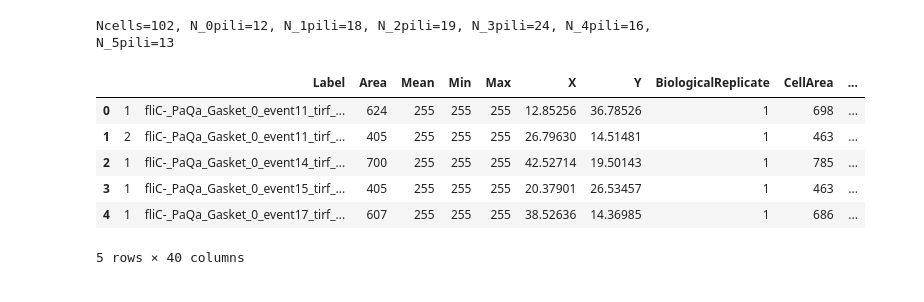
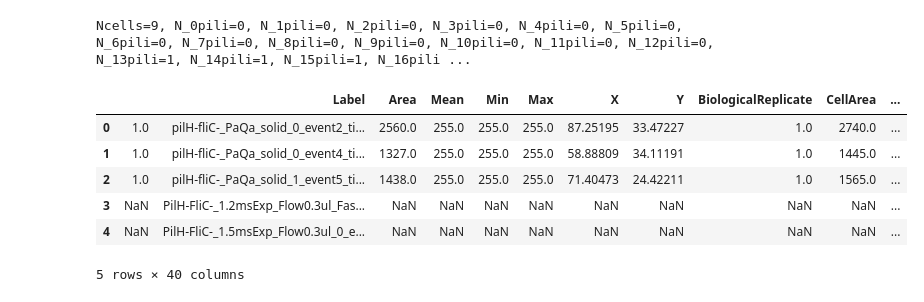
Before and after one commit to lorenzotala/PhD_codes, a Jupyter notebook: Mechanosensation/Python_code/Pole_analysis/Pili_PaQa_analysis.ipynb, the cells around one changed output. Saved outputs shown, nothing was run; the diff lists cells and outputs as text; code cells hidden in the pictures.

```diff
--- a/Mechanosensation/Python_code/Pole_analysis/Pili_PaQa_analysis.ipynb
+++ b/Mechanosensation/Python_code/Pole_analysis/Pili_PaQa_analysis.ipynb
@@ -70,36 +71,36 @@ combined_csv.head()
 5 rows × 36 columns
 # %%
 app_root_dir = "C:/Users/tala/Desktop/git/PhD_codes/Mechanosensation/Python_code/Pole_analysis/"
-os.chdir(app_root_dir + "Data_PaQa\\")
-df_full = pd.read_csv("Pili_PaQa_Data_new.csv", sep=',', na_values='*')
+os.chdir(app_root_dir + "Data_PaQa_pilH-\\")
+df_full = pd.read_csv("Pili_PaQa_Data_pilH-.csv", sep=',', na_values='*')
 df_full['PercentTotalFluoDim']=df_full['TotalFluorescencePoleDim']/df_full['CellTotalFluorescence']
 df_full['PercentTotalFluoBright']=df_full['TotalFluorescencePoleBright']/df_full['CellTotalFluorescence']
 df_full['TotalPili']=df_full['Nb_Pili_PoleDim']+df_full['Nb_Pili_PoleBright']
 df_full['TotalFlagella']=df_full['Nb_Flagella_PoleDim']+df_full['Nb_Flagella_PoleBright']
 param1='CellTotalFluorescence'
 param2='TotalPili'
 poisson_lambda=df_full[param2].mean()
 
-tot_pili_limit=6
+tot_pili_limit=50
 df=df_full.loc[df_full[param2]<tot_pili_limit]
 
 Ncells_per_pili=np.empty((tot_pili_limit), dtype='int16')
 N=len(df)
 print('Ncells='+str(N), end=', ')
 for i in range(tot_pili_limit):
     Ncells_per_pili[i]=len(df.loc[(df[param2]==i)])
     if (i<tot_pili_limit-1):
         print('N_'+str(i)+'pili='+str(Ncells_per_pili[i]), end=', ')
     else: print('N_'+str(i)+'pili='+str(Ncells_per_pili[i]))
 df.head()
 # %% [output]
-Ncells=102, N_0pili=12, N_1pili=18, N_2pili=19, N_3pili=24, N_4pili=16, N_5pili=13
+Ncells=9, N_0pili=0, N_1pili=0, N_2pili=0, N_3pili=0, N_4pili=0, N_5pili=0, N_6pili=0, N_7pili=0, N_8pili=0, N_9pili=0, N_10pili=0, N_11pili=0, N_12pili=0, N_13pili=1, N_14pili=1, N_15pili=1, N_16pili ...
 |  |  | Label | Area | Mean | Min | Max | X | Y | BiologicalReplicate | CellArea | ... |
-| 0 | 1 | fliC-_PaQa_Gasket_0_event11_tirf_... | 624 | 255 | 255 | 255 | 12.85256 | 36.78526 | 1 | 698 | ... |
-| 1 | 2 | fliC-_PaQa_Gasket_0_event11_tirf_... | 405 | 255 | 255 | 255 | 26.79630 | 14.51481 | 1 | 463 | ... |
-| 2 | 1 | fliC-_PaQa_Gasket_0_event14_tirf_... | 700 | 255 | 255 | 255 | 42.52714 | 19.50143 | 1 | 785 | ... |
-| 3 | 1 | fliC-_PaQa_Gasket_0_event15_tirf_... | 405 | 255 | 255 | 255 | 20.37901 | 26.53457 | 1 | 463 | ... |
-| 4 | 1 | fliC-_PaQa_Gasket_0_event17_tirf_... | 607 | 255 | 255 | 255 | 38.52636 | 14.36985 | 1 | 686 | ... |
+| 0 | 1.0 | pilH-fliC-_PaQa_solid_0_event2_ti... | 2560.0 | 255.0 | 255.0 | 255.0 | 87.25195 | 33.47227 | 1.0 | 2740.0 | ... |
+| 1 | 1.0 | pilH-fliC-_PaQa_solid_0_event4_ti... | 1327.0 | 255.0 | 255.0 | 255.0 | 58.88809 | 34.11191 | 1.0 | 1445.0 | ... |
+| 2 | 1.0 | pilH-fliC-_PaQa_solid_1_event5_ti... | 1438.0 | 255.0 | 255.0 | 255.0 | 71.40473 | 24.42211 | 1.0 | 1565.0 | ... |
+| 3 | NaN | PilH-FliC-_1.2msExp_Flow0.3ul_Fas... | NaN | NaN | NaN | NaN | NaN | NaN | NaN | NaN | ... |
+| 4 | NaN | PilH-FliC-_1.5msExp_Flow0.3ul_0_e... | NaN | NaN | NaN | NaN | NaN | NaN | NaN | NaN | ... |
 5 rows × 40 columns
 # %%
 nb_pili=np.zeros((tot_pili_limit, 1))
```
Also changed, not shown: parts of 8 cells of this notebook, 13 other files.
